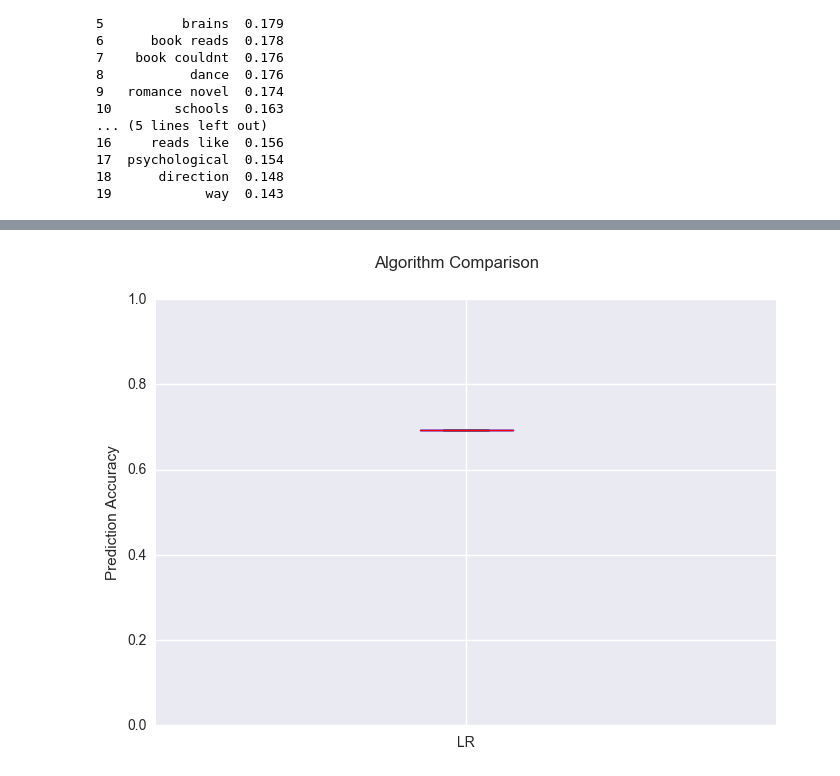
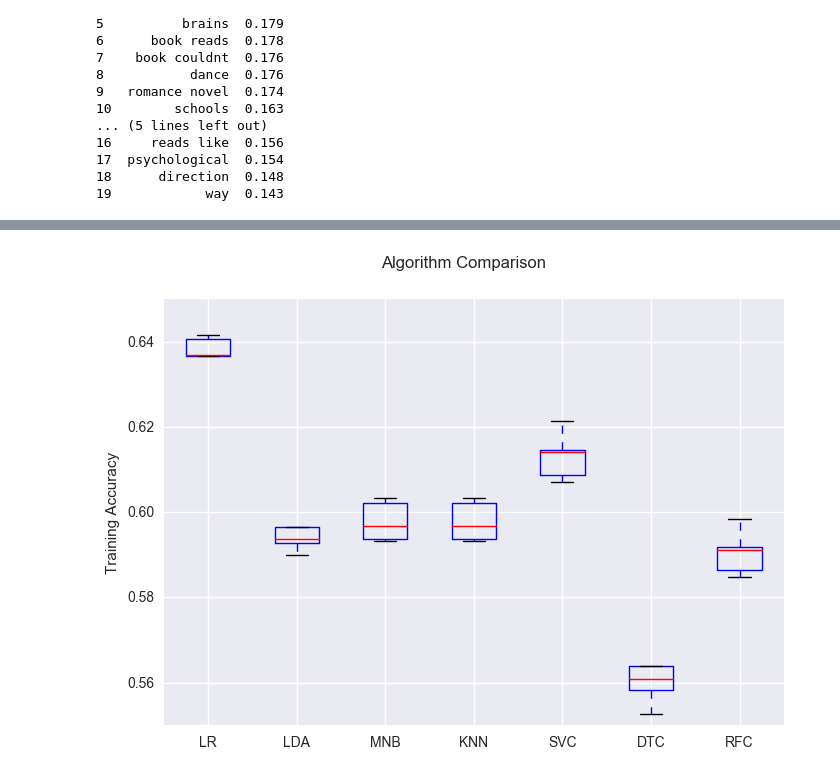
Before and after one commit to TancyKao/AmazonReviewProj, a Jupyter notebook: AmazonBookPilot.ipynb, the cells around one changed output, grey strips where cells are left out. Cells and saved outputs as stored; diff of their text form; code cells hidden in the pictures.

```diff
--- a/AmazonBookPilot.ipynb
+++ b/AmazonBookPilot.ipynb
@@ -129,7 +142,7 @@ ABS_df['sentiment'] = ABS_df.apply(label_Sentiment, axis=1)
 import numpy as np
 
 def label_Helpfulness(row):
-    if row['help_prop'] > 0.5:
+    if row['help_prop'] > 0.75:
            return 'helpful'
     else:
            return 'unhelpful'
@@ -661,7 +724,7 @@ desc_length_featurizer = Pipeline([
 desc_ngrams_featurizer = Pipeline([
   ('desc_extractor',    TextExtractor('reviewText')),
   ('count_vectorizer',  CountVectorizer(binary=False, ngram_range = (1, 3),
-                                        min_df = 0.001, max_features = 5000,
+                                        max_features = 5000,
                                         token_pattern=r"(?u)\b\w\w+\b|!|\?|\"|\'")),
   ('tfidf_transformer', TfidfTransformer())
 ])
@@ -780,0 +818,38 @@ names = ['LR']
+# %%
+#############################################
+## 5.4 TRAIN MODELS WITH CROSS VALIDATIAON
+#############################################
+warnings.filterwarnings('ignore')
+
+## check running time
+import timeit
+start_time = timeit.default_timer()
+
+## put all models in a main model
+models = []
+models.append(('LR', pipeline_LR))
+models.append(('LDA', pipeline_LDA))
+models.append(('MNB', pipeline_KNN))
+models.append(('KNN', pipeline_KNN))
+models.append(('SVC', pipeline_SVC))
+models.append(('DTC', pipeline_DTC))
+models.append(('RFC', pipeline_RFC))
+
+
+results = []
+names = []
+for name, model in models:
+    kf = KFold(X_train.shape[0], n_folds=5, random_state=seed)
+    cv_results = cross_val_score(model,
+                                 X_train,
+                                 Y_train,
+                                 cv=kf,
+                                 scoring='accuracy')
+    results.append(cv_results)
+    names.append(name)
+    msg = "%s: %f (%f)" % (name, cv_results.mean(), cv_results.std())
+    print msg
+
+elapsed = timeit.default_timer() - start_time
+
+print "running time (sec):", elapsed
@@ -781,12 +865,11 @@ names = ['LR']
 # %%
 # Compare Algorithms
 fig = plt.figure()
 fig.suptitle('Algorithm Comparison')
 ax = fig.add_subplot(111)
-plt.ylabel("Prediction Accuracy")
-plt.ylim([0, 1])
 plt.boxplot(results)
 ax.set_xticklabels(names)
+plt.ylabel("Training Accuracy")
 plt.show()
 # %% [output]
-[figure, old version]
+[figure, new version]
```
Also changed, not shown: parts of 52 cells of this notebook.
